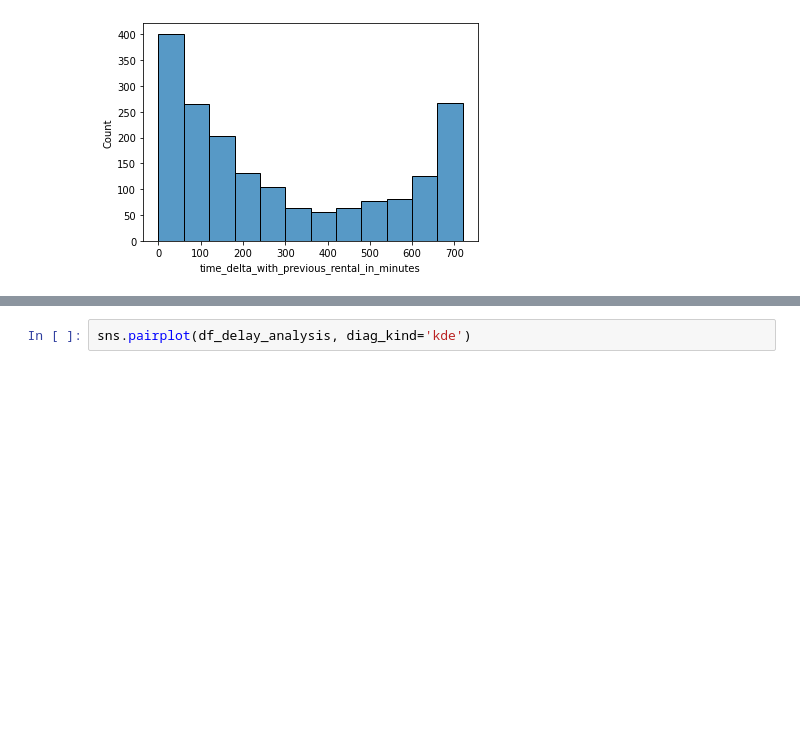
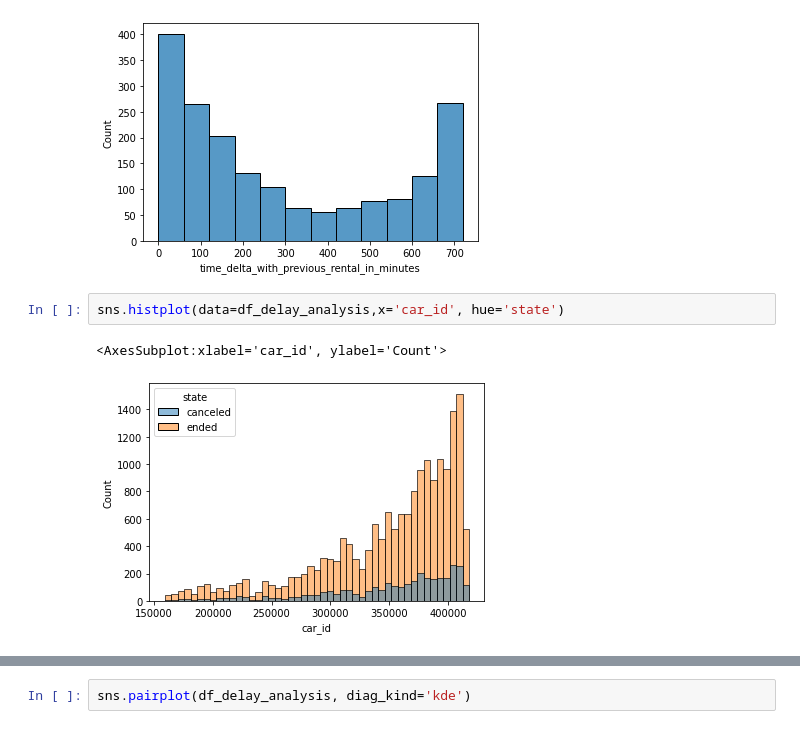
Before and after one commit to christophe-derache/certification35288_bloc5-Deployment-Getaround, a Jupyter notebook: 1 - data_analysis.ipynb, the cells around one changed output, grey strips where cells are left out. Saved outputs shown, nothing was run; the diff lists cells and outputs as text; blank space fills up the shorter version.

Commit message:
analysis OK

```diff
--- a/1 - data_analysis.ipynb
+++ b/1 - data_analysis.ipynb
@@ -109,6 +113,11 @@ sns.histplot(df_delay_analysis, x='time_delta_with_previous_rental_in_minutes')
 # %% [output]
 <AxesSubplot:xlabel='time_delta_with_previous_rental_in_minutes', ylabel='Count'>
 [figure]
+# %%
+sns.histplot(data=df_delay_analysis,x='car_id', hue='state')
+# %% [output]
+<AxesSubplot:xlabel='car_id', ylabel='Count'>
+[figure, added]
 # %%
 sns.stripplot(x=df_delay_analysis['delay_at_checkout_in_minutes'])
 # %% [output]
```
Also changed, not shown: parts of 42 cells of this notebook, 1 other file.
